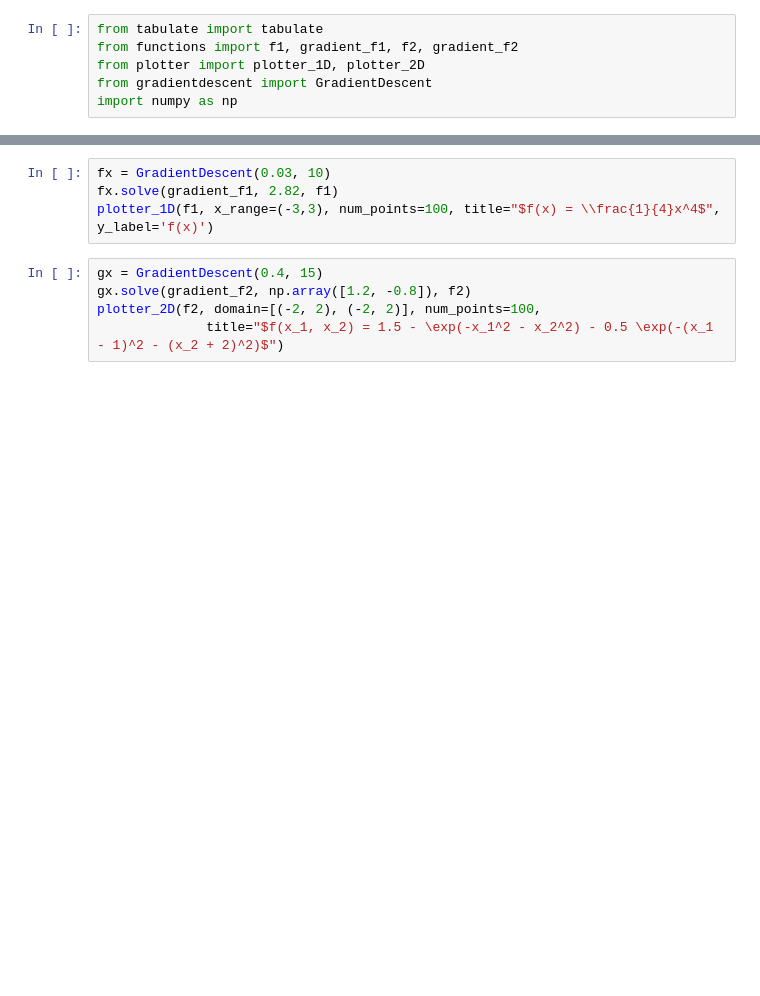
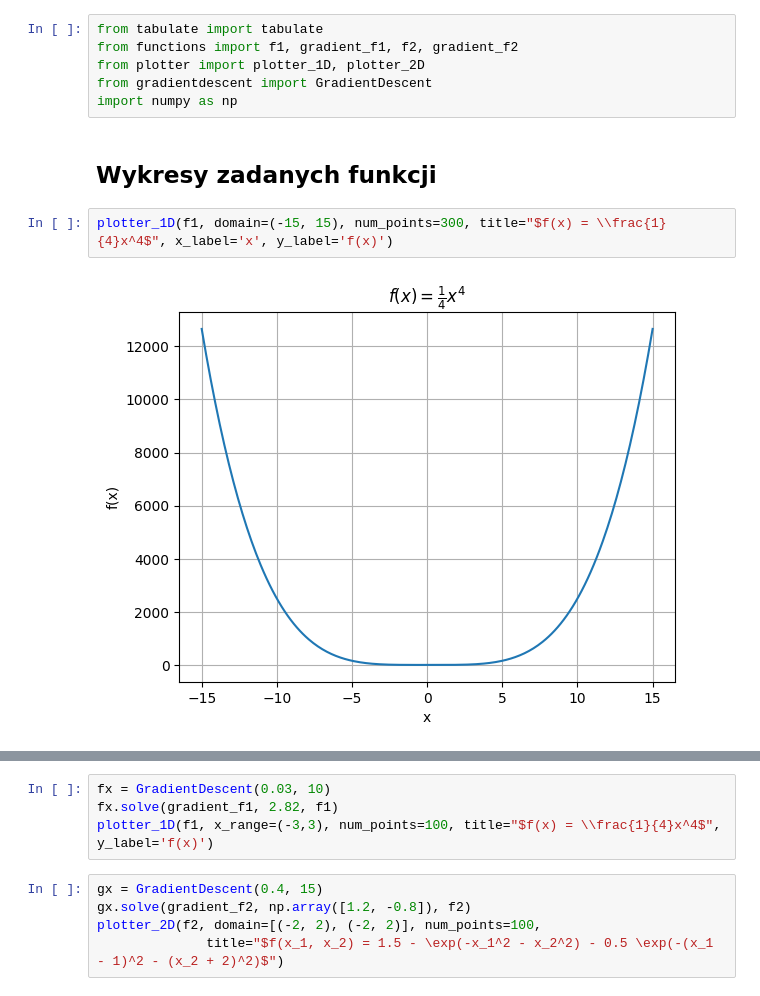
Before and after one commit to AtarSander/artificial-intelligence-from-scratch, a Jupyter notebook: Zad1/gradient.ipynb, the cells around one changed output, grey strips where cells are left out. Drawn from its saved outputs; the diff is of its cells as text; blank space fills up the shorter version.

```diff
--- a/Zad1/gradient.ipynb
+++ b/Zad1/gradient.ipynb
@@ -4,3 +7,9 @@ from functions import f1, gradient_f1, f2, gradient_f2
 from plotter import plotter_1D, plotter_2D
 from gradientdescent import GradientDescent
 import numpy as np
+# %% [markdown]
+## Wykresy zadanych funkcji
+# %%
+plotter_1D(f1, domain=(-15, 15), num_points=300, title="$f(x) = \\frac{1}{4}x^4$", x_label='x', y_label='f(x)')
+# %% [output]
+[figure, added]
```
Also changed, not shown: parts of 7 cells of this notebook.
